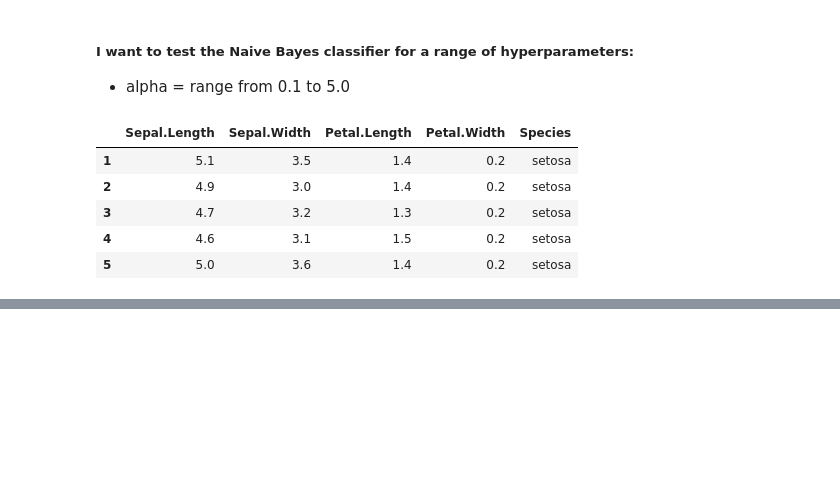
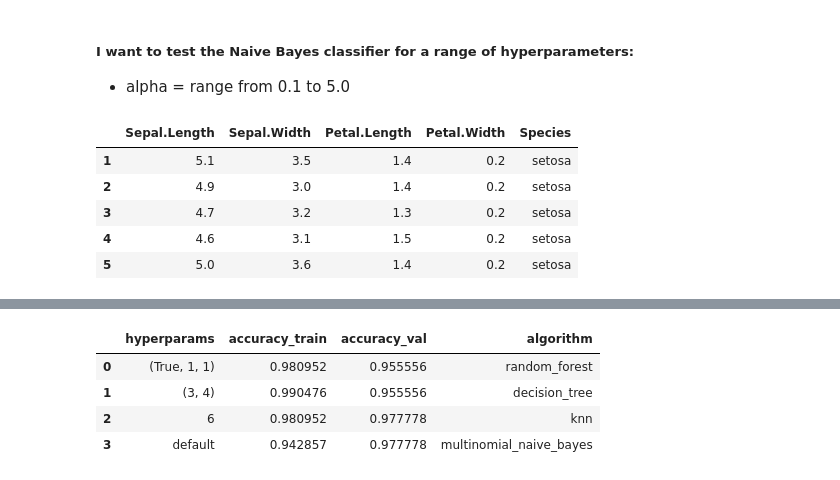
Before and after one commit to EasyNLPeasy/nlp_team_project, a Jupyter notebook: modeling.ipynb, the cells around one changed output, grey strips where cells are left out. Saved outputs shown, nothing was run; the diff lists cells and outputs as text; code cells hidden in the pictures; blank space fills up the shorter version.

Commit message:
updated modeling.ipynb, modeling.py, added modeling2.ipynb

```diff
--- a/modeling.ipynb
+++ b/modeling.ipynb
@@ -344,3 +345,13 @@ nb_model_performance
 # ComplementNB(*, alpha=1.0)
 # %%
 # MultinomialNB(*, alpha=1.0, force_alpha='warn', fit_prior=True, class_prior=None)
+# %%
+model_df = model_data(train, test, 'Species')
+# %%
+model_df
+# %% [output]
+|  | hyperparams | accuracy_train | accuracy_val | algorithm |
+| 0 | (True, 1, 1) | 0.980952 | 0.955556 | random_forest |
+| 1 | (3, 4) | 0.990476 | 0.955556 | decision_tree |
+| 2 | 6 | 0.980952 | 0.977778 | knn |
+| 3 | default | 0.942857 | 0.977778 | multinomial_naive_bayes |
```
Also changed, not shown: parts of 9 cells of this notebook, 2 other files.
